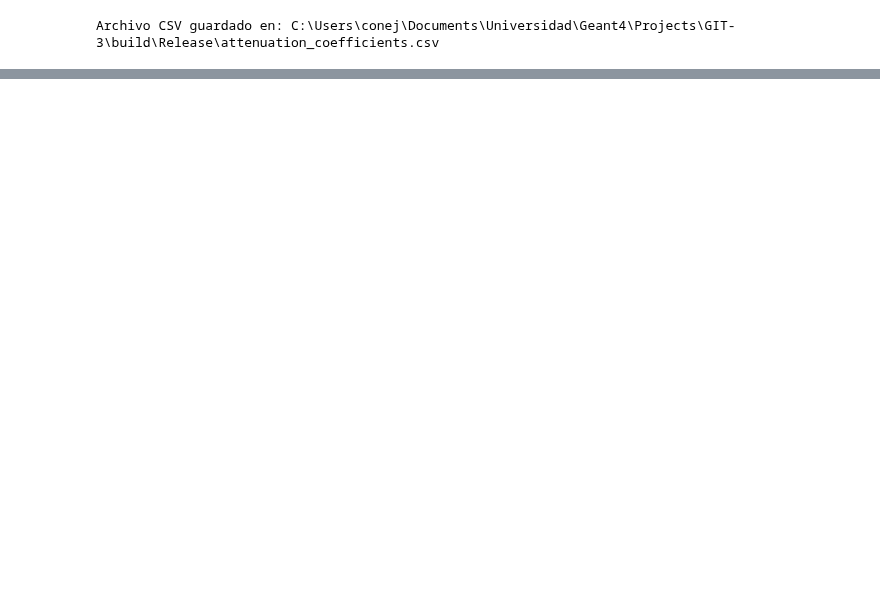
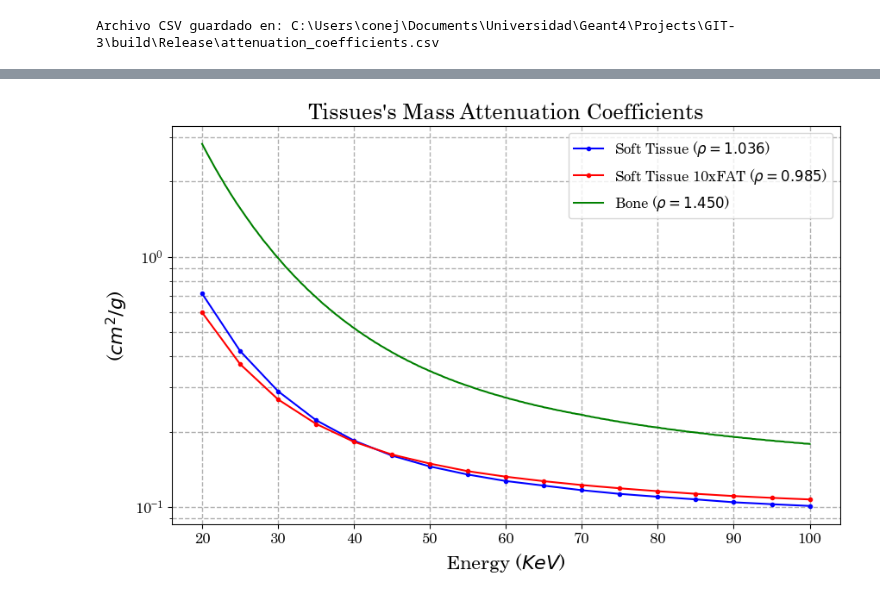
Before and after one commit to miguelcomett/G4_IFI-Team_2024, a Jupyter notebook: Codes2/Attenuation.ipynb, the cells around one changed output, grey strips where cells are left out. Cells and saved outputs as stored; diff of their text form; code cells hidden in the pictures; blank space fills up the shorter version.

```diff
--- a/Codes2/Attenuation.ipynb
+++ b/Codes2/Attenuation.ipynb
@@ -77,0 +224,98 @@ adiposeD = 0.95
+# %%
+import matplotlib.pyplot as plt
+import pandas as pd
+import numpy as np
+
+# Función para filtrar valores repetidos de 'Optimal_t' y mantener 'Energy' correspondiente
+def remove_repeated_thickness(x, y):
+    filtered_x = []
+    filtered_y = []
+    last_t = None
+
+    for xi, yi in zip(x, y):
+        if yi != last_t:
+            filtered_x.append(xi)
+            filtered_y.append(yi)
+        last_t = yi
+
+    return np.array(filtered_x), np.array(filtered_y)
+
+# Leer los archivos CSV
+csv_file_1 = 'SoftTissue.csv'
+csv_file_2 = 'Soft_Tissue_TEN.csv'
+csv_file_3 = 'bone.csv'  # Archivo adicional para hueso
+
+df1 = pd.read_csv(csv_file_1)
+df2 = pd.read_csv(csv_file_2)
+df3 = pd.read_csv(csv_file_3)
+
+# Asumir que todos los archivos tienen las columnas 'Energy' y 'Attenuation Coeff'
+energy_col = 'Energy (keV)'
+optimal_t_col = 'Attenuation Coeff'
+
+# Comprobar que las columnas están presentes en todos los archivos
+for csv_file, df in zip([csv_file_1, csv_file_2, csv_file_3], [df1, df2, df3]):
+    if energy_col not in df.columns or optimal_t_col not in df.columns:
+        raise ValueError(f"Column '{energy_col}' or '{optimal_t_col}' not found in '{csv_file}'")
+
+# Extraer y filtrar datos para el primer archivo
+energy1 = df1[energy_col].values
+optimal_t1 = df1[optimal_t_col].values
+energy1_filtered, optimal_t1_filtered = remove_repeated_thickness(energy1, optimal_t1)
+
+# Extraer y filtrar datos para el segundo archivo
+energy2 = df2[energy_col].values
+optimal_t2 = df2[optimal_t_col].values
+energy2_filtered, optimal_t2_filtered = remove_repeated_thickness(energy2, optimal_t2)
+
+# Extraer y filtrar datos para el tercer archivo (bone.csv)
+energy3 = df3[energy_col].values
+optimal_t3 = df3[optimal_t_col].values
+energy3_filtered, optimal_t3_filtered = remove_repeated_thickness(energy3, optimal_t3)
+
+# Filtrar las energías en el rango deseado (20 a 100 keV)
+def filter_range(energy, attenuation, min_val=20, max_val=100):
+    mask = (energy >= min_val) & (energy <= max_val)
+    return energy[mask], attenuation[mask]
+
+energy1_filtered, optimal_t1_filtered = filter_range(energy1_filtered, optimal_t1_filtered)
+energy2_filtered, optimal_t2_filtered = filter_range(energy2_filtered, optimal_t2_filtered)
+energy3_filtered, optimal_t3_filtered = filter_range(energy3_filtered, optimal_t3_filtered)
+
+# Crear el gráfico
+plt.figure(figsize=(10, 6))
+
+# Graficar los datos del primer archivo
+plt.plot(energy1_filtered, optimal_t1_filtered, '.-', color='blue', label=r'Soft Tissue ($\rho = 1.036$)')
+
+# Graficar los datos del segundo archivo
+plt.plot(energy2_filtered, optimal_t2_filtered, '.-', color='red', label=r'Soft Tissue 10xFAT ($\rho = 0.985$)')
+
+# Graficar los datos del tercer archivo
+plt.plot(energy3_filtered, optimal_t3_filtered, '-', color='green', label=r'Bone ($\rho = 1.450$)')
+
+# Configurar escalas logarítmicas (descomentar si es necesario)
+# plt.xscale('log')
+plt.yscale('log')
+
+# Etiquetas y título
+title = r"Tissues's Mass Attenuation Coefficients"
+x_label = r"Energy ($KeV$)"
+y_label = r"($cm^2/g$)"
+
+plt.xlabel(x_label)
+plt.ylabel(y_label)
+plt.title(title)
+
+# Añadir leyenda
+plt.legend()
+
+# Mostrar la cuadrícula con mayor grosor para mayor legibilidad
+plt.grid(True, which='both', linestyle='--', linewidth=1.0)
+
+plt.savefig("MAC_Tissue.png", dpi=400)
+
+# Mostrar el gráfico
+plt.show()
+# %% [output]
+[figure, added]
```
Also changed, not shown: parts of 6 cells of this notebook, 5 other files.
